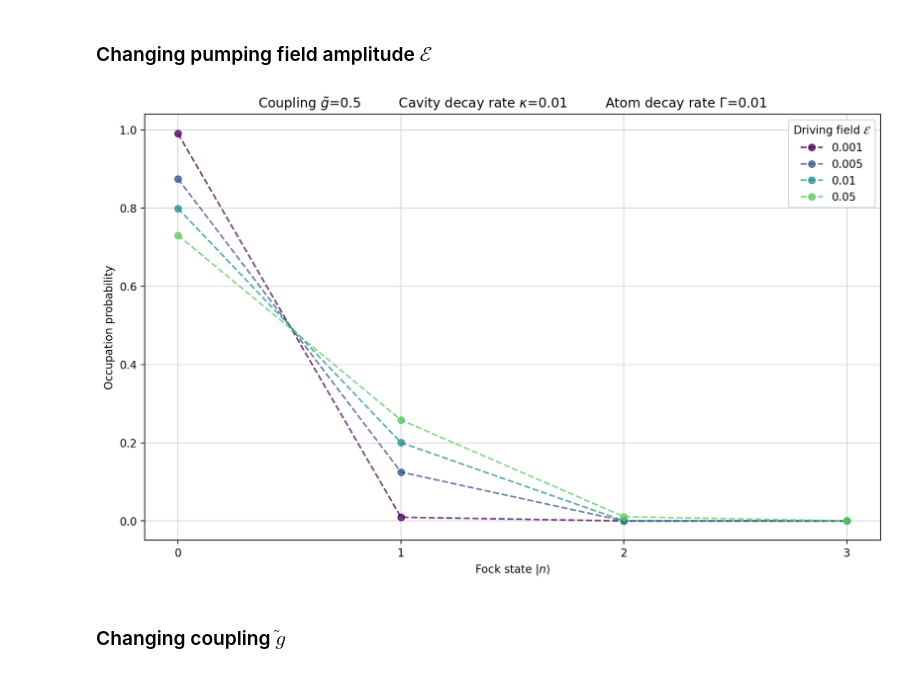
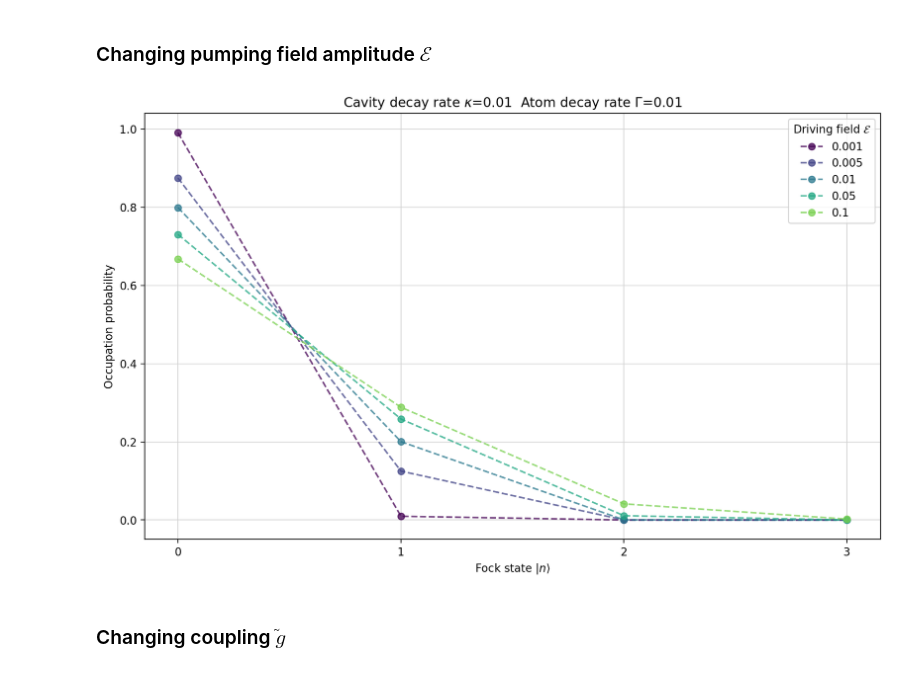
Before and after one commit to RaffaeleSabatini/QIAP_Project, a Jupyter notebook: main.ipynb, the cells around one changed output. Cells and saved outputs as stored; diff of their text form; code cells hidden in the pictures.

```diff
--- a/main.ipynb
+++ b/main.ipynb
@@ -99,14 +99,20 @@ plt.show()
 # %% [markdown]
 ### Changing pumping field amplitude $\mathcal{E}$
 # %%
-E_L = [0.001, 0.005, 0.01, 0.05]
+E_L = [0.001, 0.005, 0.01, 0.05, 0.1]
 results = solve_JC_LME_parallelized(
-    psi0, omega_c-omega, omega_c-omega, [g_til], E_L, [KAPPA], [GAMMA], N_ph, T0, Tf, Nt
+    psi0, omega_c-omega, omega_c-omega, g_til, E_L, [KAPPA], [GAMMA], N_ph, T0, Tf, Nt
 )
 # %%
-plot_occupations(results, 1)
+param_list = [
+    r"Driving field $\mathcal{E}$",
+    r"Cavity decay rate $\kappa$",
+    r"Atom decay rate $\Gamma$"
+]
+
+plot_occupations(results, 0, param_list)
 # %% [output]
-[figure, old version]
+[figure, new version]
 # %% [markdown]
 ### Changing coupling $\tilde{g}$
 # %%
```
Also changed, not shown: parts of 3 cells of this notebook, 2 other files.
